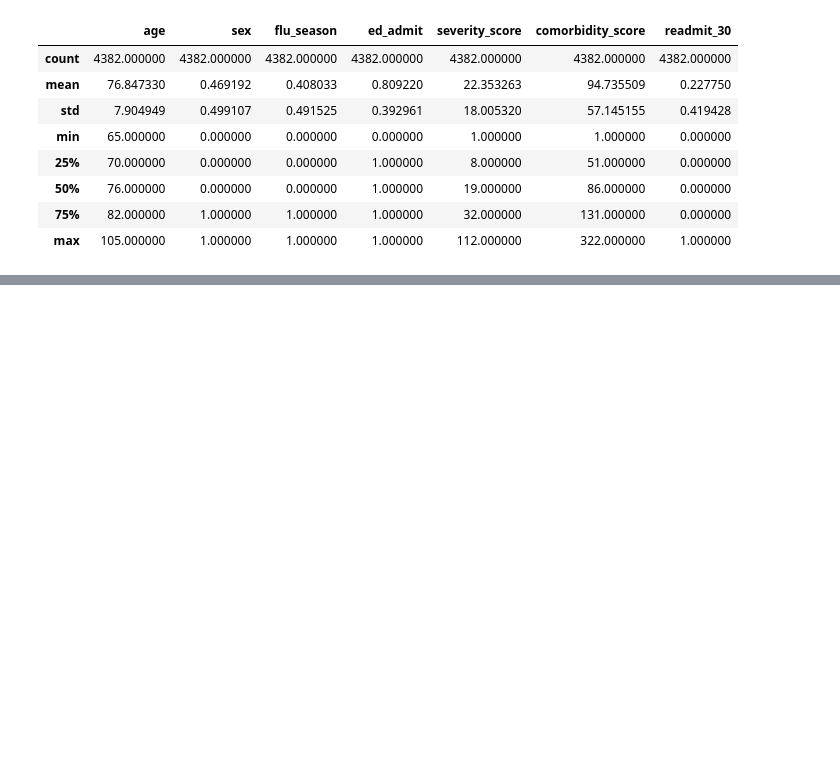
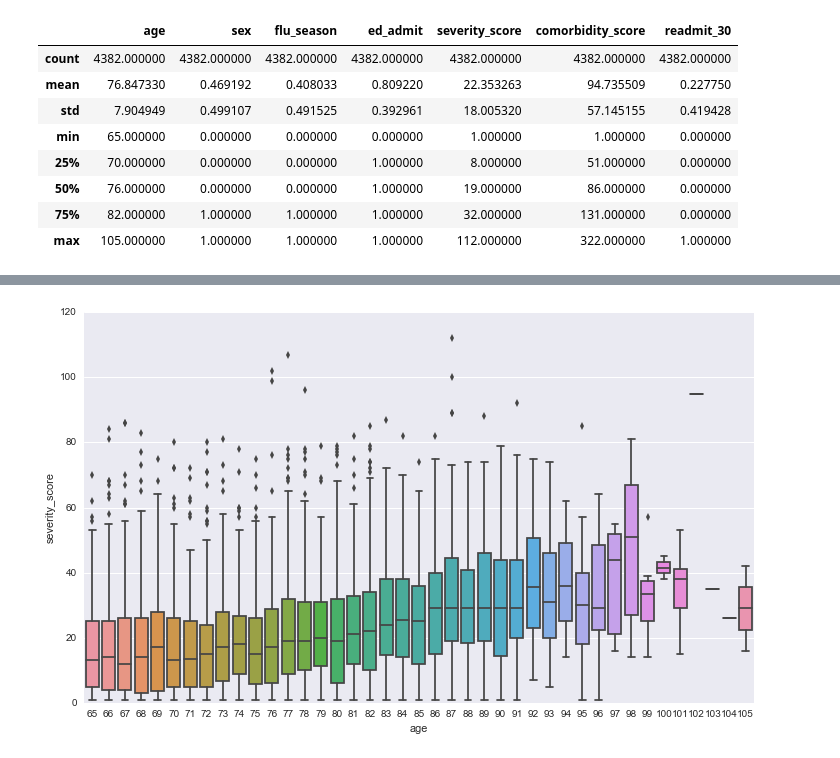
Before and after one commit to carlespoles/DSCI6006-student, a Jupyter notebook: final-case/Final-Project-CarlesPolesMielgo.ipynb, the cells around one changed output, grey strips where cells are left out. Saved outputs shown, nothing was run; the diff lists cells and outputs as text; code cells hidden in the pictures; blank space fills up the shorter version.

```diff
--- a/final-case/Final-Project-CarlesPolesMielgo.ipynb
+++ b/final-case/Final-Project-CarlesPolesMielgo.ipynb
@@ -60,0 +115,5 @@ hospital_df.describe()
+# %%
+plt.figure(figsize=(12, 7))
+sns.boxplot(x="age", y="severity_score",data=hospital_df);
+# %% [output]
+[figure, added]
```
Also changed, not shown: parts of 33 cells of this notebook.
